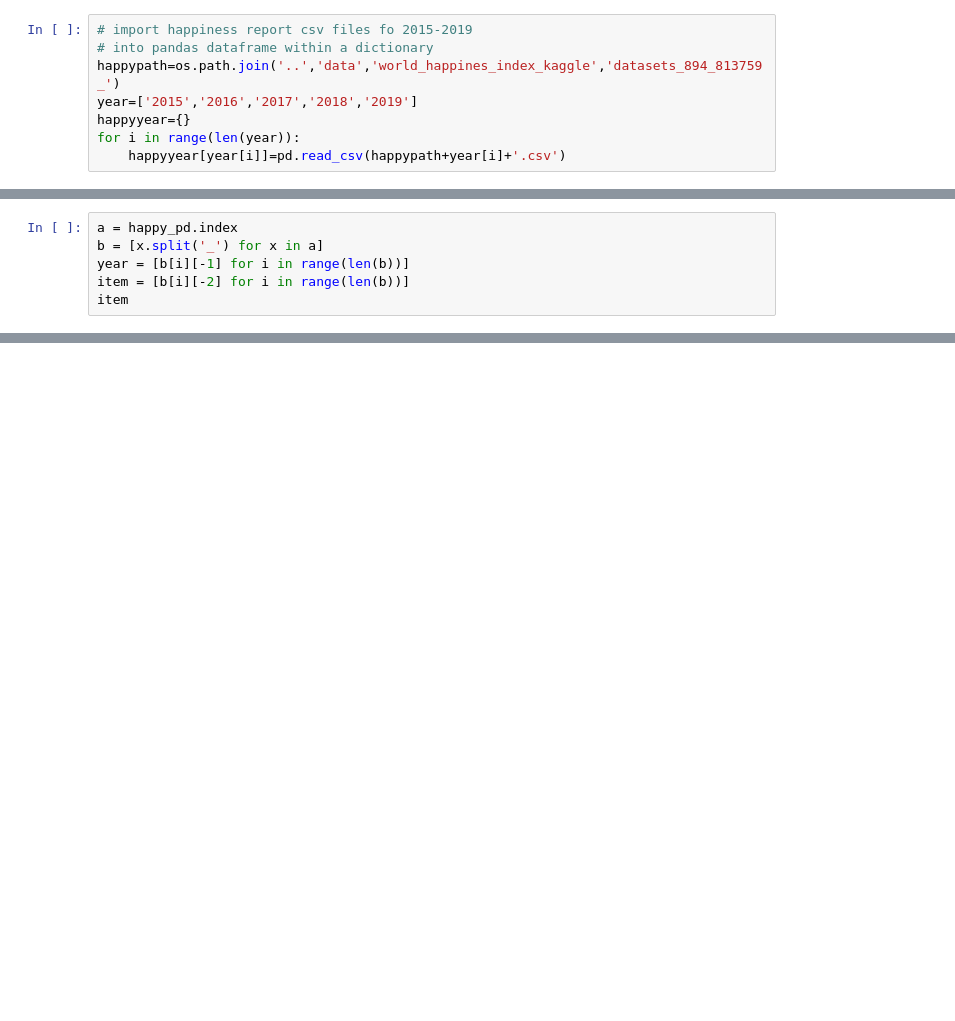
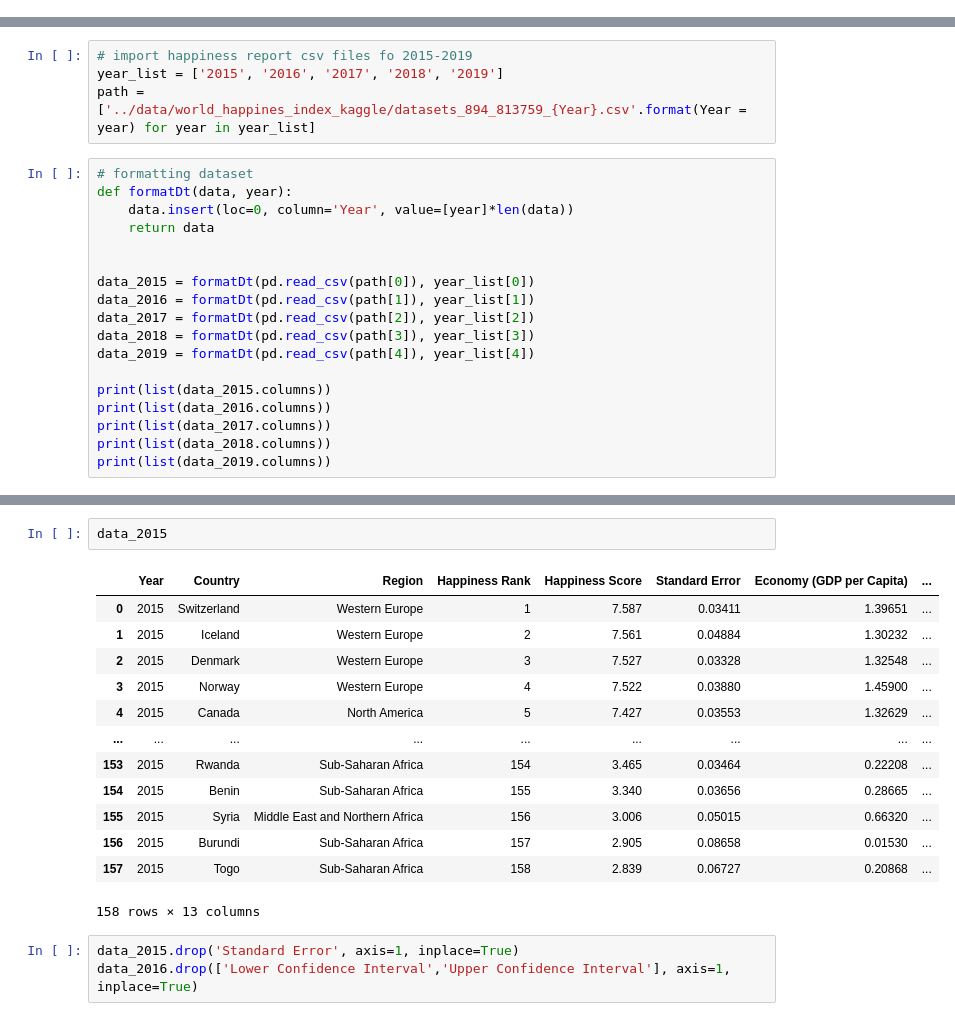
Before and after one commit to mactzu/STDs, a Jupyter notebook: work/baili/Project-Work.ipynb, the cells around one changed output, grey strips where cells are left out. Cells and saved outputs as stored; diff of their text form; blank space fills up the shorter version.

Commit message:
dataCleaned

```diff
--- a/work/baili/Project-Work.ipynb
+++ b/work/baili/Project-Work.ipynb
@@ -5,8 +0,0 @@ import pandas as pd
-# %%
-# import happiness report csv files fo 2015-2019
-# into pandas dataframe within a dictionary
-happypath=os.path.join('..','data','world_happines_index_kaggle','datasets_894_813759_')
-year=['2015','2016','2017','2018','2019']
-happyyear={}
-for i in range(len(year)):
-    happyyear[year[i]]=pd.read_csv(happypath+year[i]+'.csv')
@@ -126,6 +0,0 @@ happy_pd
-# %%
-a = happy_pd.index
-b = [x.split('_') for x in a]
-year = [b[i][-1] for i in range(len(b))]
-item = [b[i][-2] for i in range(len(b))]
-item
@@ -253,0 +6,22 @@ bar_composits('2015', 'Switzerland')
+# %%
+# import happiness report csv files fo 2015-2019
+year_list = ['2015', '2016', '2017', '2018', '2019']
+path =['../data/world_happines_index_kaggle/datasets_894_813759_{Year}.csv'.format(Year = year) for year in year_list]
+# %%
+# formatting dataset
+def formatDt(data, year):
+    data.insert(loc=0, column='Year', value=[year]*len(data))
+    return data
+
+
+data_2015 = formatDt(pd.read_csv(path[0]), year_list[0])
+data_2016 = formatDt(pd.read_csv(path[1]), year_list[1])
+data_2017 = formatDt(pd.read_csv(path[2]), year_list[2])
+data_2018 = formatDt(pd.read_csv(path[3]), year_list[3])
+data_2019 = formatDt(pd.read_csv(path[4]), year_list[4])
+
+print(list(data_2015.columns))
+print(list(data_2016.columns))
+print(list(data_2017.columns))
+print(list(data_2018.columns))
+print(list(data_2019.columns))
@@ -253,0 +46,19 @@ bar_composits('2015', 'Switzerland')
+# %%
+data_2015
+# %% [output]
+|  | Year | Country | Region | Happiness Rank | Happiness Score | Standard Error | Economy (GDP per Capita) | ... |
+| 0 | 2015 | Switzerland | Western Europe | 1 | 7.587 | 0.03411 | 1.39651 | ... |
+| 1 | 2015 | Iceland | Western Europe | 2 | 7.561 | 0.04884 | 1.30232 | ... |
+| 2 | 2015 | Denmark | Western Europe | 3 | 7.527 | 0.03328 | 1.32548 | ... |
+| 3 | 2015 | Norway | Western Europe | 4 | 7.522 | 0.03880 | 1.45900 | ... |
+| 4 | 2015 | Canada | North America | 5 | 7.427 | 0.03553 | 1.32629 | ... |
+| ... | ... | ... | ... | ... | ... | ... | ... | ... |
+| 153 | 2015 | Rwanda | Sub-Saharan Africa | 154 | 3.465 | 0.03464 | 0.22208 | ... |
+| 154 | 2015 | Benin | Sub-Saharan Africa | 155 | 3.340 | 0.03656 | 0.28665 | ... |
+| 155 | 2015 | Syria | Middle East and Northern Africa | 156 | 3.006 | 0.05015 | 0.66320 | ... |
+| 156 | 2015 | Burundi | Sub-Saharan Africa | 157 | 2.905 | 0.08658 | 0.01530 | ... |
+| 157 | 2015 | Togo | Sub-Saharan Africa | 158 | 2.839 | 0.06727 | 0.20868 | ... |
+158 rows × 13 columns
+# %%
+data_2015.drop('Standard Error', axis=1, inplace=True)
+data_2016.drop(['Lower Confidence Interval','Upper Confidence Interval'], axis=1, inplace=True)
```
Also changed, not shown: parts of 42 cells of this notebook, 1 other file.
